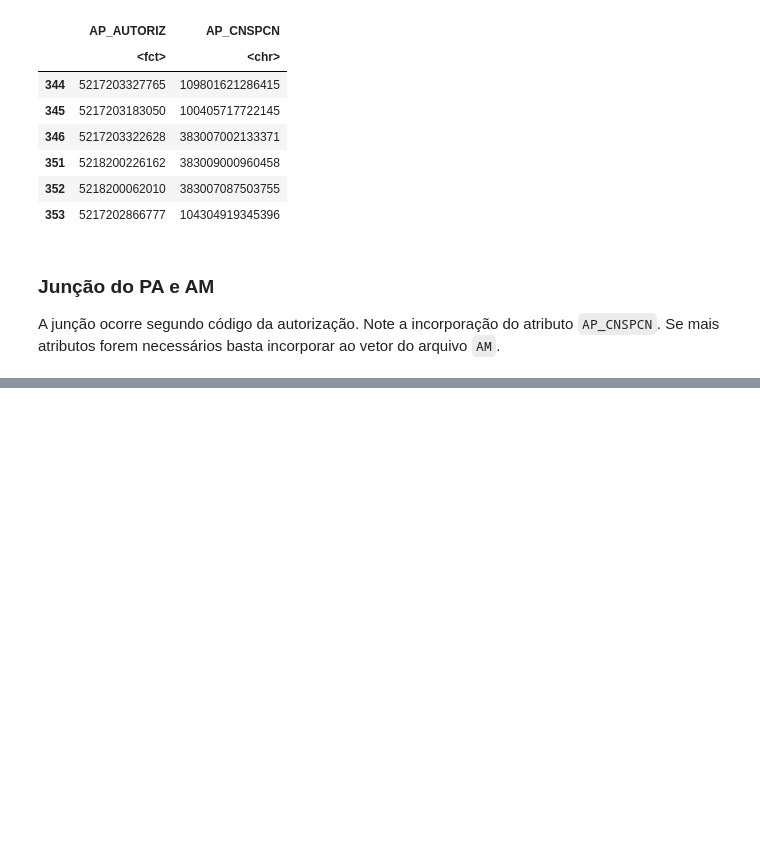
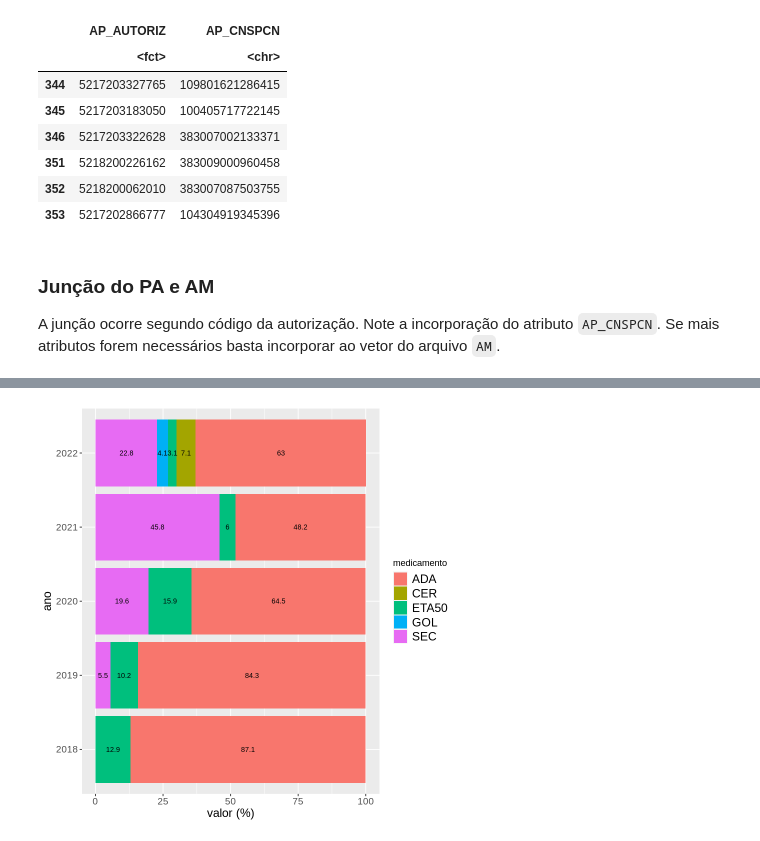
Before and after one commit to labxss/curso_r, a Jupyter notebook: dbc2csv_cuso_r.ipynb, the cells around one changed output, grey strips where cells are left out. Cells and saved outputs as stored; diff of their text form; code cells hidden in the pictures; blank space fills up the shorter version.

```diff
--- a/dbc2csv_cuso_r.ipynb
+++ b/dbc2csv_cuso_r.ipynb
@@ -440,0 +698,23 @@ A data.frame: 6 × 12
+# %%
+ggplot(
+  paam_anual_valor,
+  aes(
+    fill = medicamento,
+    y = total_perc,
+    x = ano,
+    label = total_perc
+  )
+) + geom_bar(stat = "identity") +
+  xlab('ano') +
+  ylab('valor (%)') +
+  geom_text(size = 3, position = position_stack(vjust = 0.5)) +
+  coord_flip() +
+  theme(
+    legend.text = element_text(size = rel(1.3)),
+    axis.title.x = element_text(size = rel(1.3)),
+    axis.title.y = element_text(size = rel(1.3)),
+    axis.text.x = element_text(size = rel(1.3)),
+    axis.text.y = element_text(size = rel(1.3))
+  )
+# %% [output]
+[figure, added]
```
Also changed, not shown: parts of 23 cells of this notebook.
